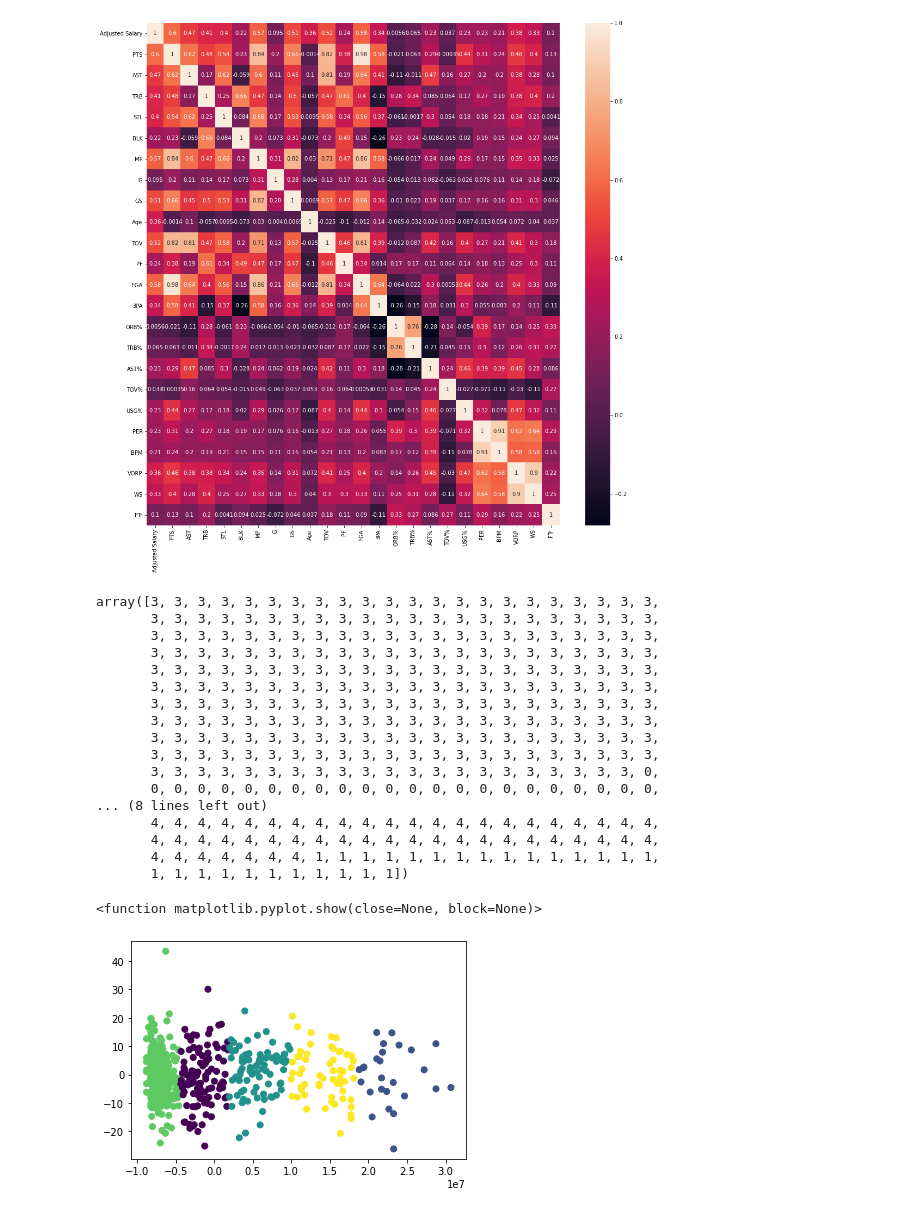
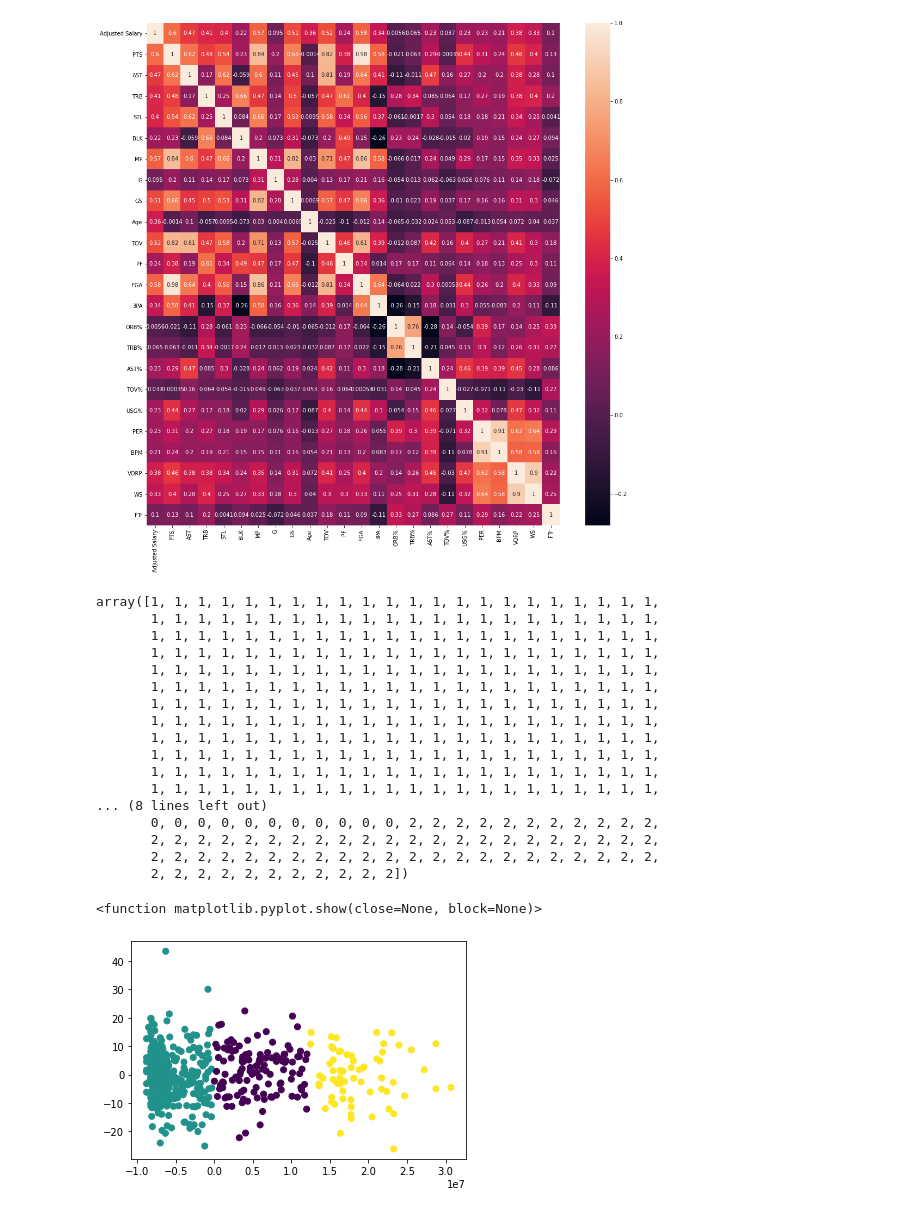
Before and after one commit to dluka117/NBA-Salary-Predictor-Project, a Jupyter notebook: NBAProject.ipynb, the cells around one changed output. Cells and saved outputs as stored; diff of their text form; code cells hidden in the pictures.

```diff
--- a/NBAProject.ipynb
+++ b/NBAProject.ipynb
@@ -72,40 +74,40 @@ sns.heatmap(correlation, annot=True, ax=ax)
 # %%
 #kMeans
 from sklearn.cluster import KMeans
-kmeans_model = KMeans(n_clusters=5, random_state=1) #try model with 5 clusters
-clean_data = df._get_numeric_data().dropna(axis=1)# use only numeric data and remove missing data columns
-clean_data2 = clean_data[['Adjusted Salary','TOV', 'AST','TRB','PTS','MP','Age','G','TS%','PER','USG%', 'WS','BPM','VORP']]
+kmeans_model = KMeans(n_clusters=3, random_state=1) #try model with 3 clusters
+clean_data2 = df._get_numeric_data().dropna(axis=1)# use only numeric data and remove missing data columns
+clean_data2 = clean_data2[['Adjusted Salary','TOV', 'AST','TRB','PTS','MP','Age','G','TS%','PER','USG%', 'WS','BPM','VORP']]
 #kmeans_model.fit(clean_data)#train model using clean data means using
-kmeans_model.fit(clean_data[['Adjusted Salary','TOV', 'AST','TRB','PTS','MP','Age','G','TS%','PER','USG%', 'WS','BPM','VORP']])
+kmeans_model.fit(clean_data2)
 labels = kmeans_model.labels_ #get the labels or cluster labels for each player
 labels
 # %% [output]
-array([3, 3, 3, 3, 3, 3, 3, 3, 3, 3, 3, 3, 3, 3, 3, 3, 3, 3, 3, 3, 3, 3,
-       3, 3, 3, 3, 3, 3, 3, 3, 3, 3, 3, 3, 3, 3, 3, 3, 3, 3, 3, 3, 3, 3,
-       3, 3, 3, 3, 3, 3, 3, 3, 3, 3, 3, 3, 3, 3, 3, 3, 3, 3, 3, 3, 3, 3,
-       3, 3, 3, 3, 3, 3, 3, 3, 3, 3, 3, 3, 3, 3, 3, 3, 3, 3, 3, 3, 3, 3,
-       3, 3, 3, 3, 3, 3, 3, 3, 3, 3, 3, 3, 3, 3, 3, 3, 3, 3, 3, 3, 3, 3,
-       3, 3, 3, 3, 3, 3, 3, 3, 3, 3, 3, 3, 3, 3, 3, 3, 3, 3, 3, 3, 3, 3,
-       3, 3, 3, 3, 3, 3, 3, 3, 3, 3, 3, 3, 3, 3, 3, 3, 3, 3, 3, 3, 3, 3,
-       3, 3, 3, 3, 3, 3, 3, 3, 3, 3, 3, 3, 3, 3, 3, 3, 3, 3, 3, 3, 3, 3,
-       3, 3, 3, 3, 3, 3, 3, 3, 3, 3, 3, 3, 3, 3, 3, 3, 3, 3, 3, 3, 3, 3,
-       3, 3, 3, 3, 3, 3, 3, 3, 3, 3, 3, 3, 3, 3, 3, 3, 3, 3, 3, 3, 3, 3,
-       3, 3, 3, 3, 3, 3, 3, 3, 3, 3, 3, 3, 3, 3, 3, 3, 3, 3, 3, 3, 3, 0,
-       0, 0, 0, 0, 0, 0, 0, 0, 0, 0, 0, 0, 0, 0, 0, 0, 0, 0, 0, 0, 0, 0,
+array([1, 1, 1, 1, 1, 1, 1, 1, 1, 1, 1, 1, 1, 1, 1, 1, 1, 1, 1, 1, 1, 1,
+       1, 1, 1, 1, 1, 1, 1, 1, 1, 1, 1, 1, 1, 1, 1, 1, 1, 1, 1, 1, 1, 1,
+       1, 1, 1, 1, 1, 1, 1, 1, 1, 1, 1, 1, 1, 1, 1, 1, 1, 1, 1, 1, 1, 1,
+       1, 1, 1, 1, 1, 1, 1, 1, 1, 1, 1, 1, 1, 1, 1, 1, 1, 1, 1, 1, 1, 1,
+       1, 1, 1, 1, 1, 1, 1, 1, 1, 1, 1, 1, 1, 1, 1, 1, 1, 1, 1, 1, 1, 1,
+       1, 1, 1, 1, 1, 1, 1, 1, 1, 1, 1, 1, 1, 1, 1, 1, 1, 1, 1, 1, 1, 1,
+       1, 1, 1, 1, 1, 1, 1, 1, 1, 1, 1, 1, 1, 1, 1, 1, 1, 1, 1, 1, 1, 1,
+       1, 1, 1, 1, 1, 1, 1, 1, 1, 1, 1, 1, 1, 1, 1, 1, 1, 1, 1, 1, 1, 1,
+       1, 1, 1, 1, 1, 1, 1, 1, 1, 1, 1, 1, 1, 1, 1, 1, 1, 1, 1, 1, 1, 1,
+       1, 1, 1, 1, 1, 1, 1, 1, 1, 1, 1, 1, 1, 1, 1, 1, 1, 1, 1, 1, 1, 1,
+       1, 1, 1, 1, 1, 1, 1, 1, 1, 1, 1, 1, 1, 1, 1, 1, 1, 1, 1, 1, 1, 1,
+       1, 1, 1, 1, 1, 1, 1, 1, 1, 1, 1, 1, 1, 1, 1, 1, 1, 1, 1, 1, 1, 1,
 ... (8 lines left out)
-       4, 4, 4, 4, 4, 4, 4, 4, 4, 4, 4, 4, 4, 4, 4, 4, 4, 4, 4, 4, 4, 4,
-       4, 4, 4, 4, 4, 4, 4, 4, 4, 4, 4, 4, 4, 4, 4, 4, 4, 4, 4, 4, 4, 4,
-       4, 4, 4, 4, 4, 4, 4, 1, 1, 1, 1, 1, 1, 1, 1, 1, 1, 1, 1, 1, 1, 1,
-       1, 1, 1, 1, 1, 1, 1, 1, 1, 1, 1])
+       0, 0, 0, 0, 0, 0, 0, 0, 0, 0, 0, 2, 2, 2, 2, 2, 2, 2, 2, 2, 2, 2,
+       2, 2, 2, 2, 2, 2, 2, 2, 2, 2, 2, 2, 2, 2, 2, 2, 2, 2, 2, 2, 2, 2,
+       2, 2, 2, 2, 2, 2, 2, 2, 2, 2, 2, 2, 2, 2, 2, 2, 2, 2, 2, 2, 2, 2,
+       2, 2, 2, 2, 2, 2, 2, 2, 2, 2, 2])
 # %%
 #plot players by cluster, principal component analysis (dimensionality reducing algorithm)to make 2dimesional clusters
 from sklearn.decomposition import PCA
 pca2 = PCA(2)
 #plot_columns = pca2.fit_transform(clean_data)
-plot_columns = pca2.fit_transform(clean_data[['Adjusted Salary','TOV', 'AST','TRB','PTS','MP','Age','G','TS%','PER','USG%', 'WS','BPM','VORP']])
+plot_columns = pca2.fit_transform(clean_data2)
 plt.scatter(x=plot_columns[:,0], y=plot_columns[:,1], c=labels)
 plt.show
 # %% [output]
 <function matplotlib.pyplot.show(close=None, block=None)>
-[figure, old version]
+[figure, new version]
 # %%
```
Also changed, not shown: parts of 7 cells of this notebook.
